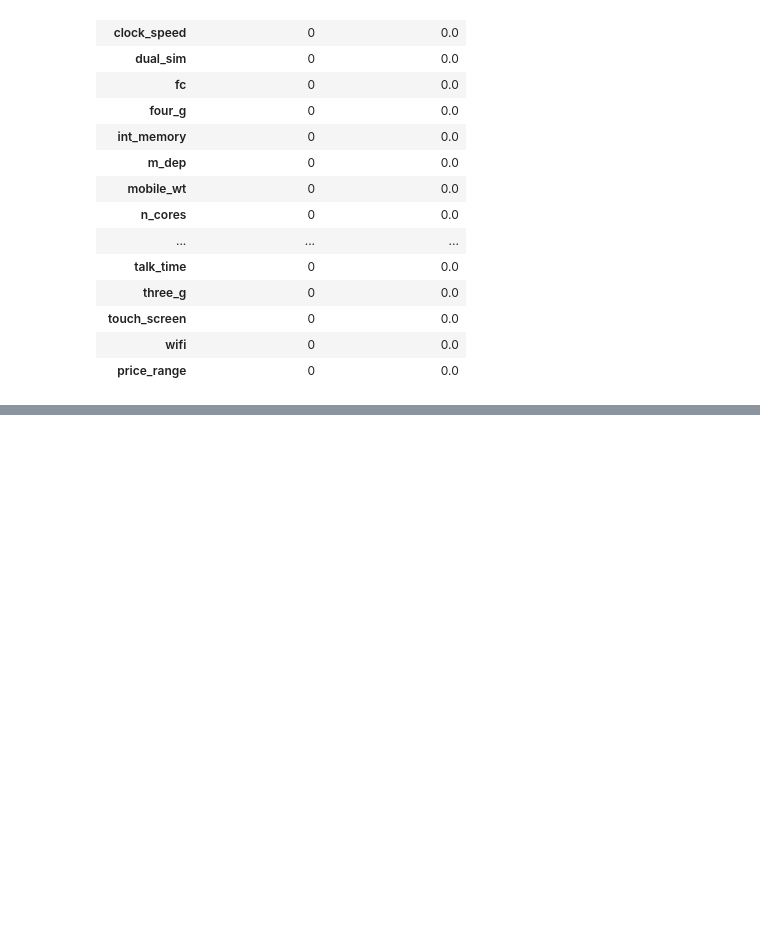
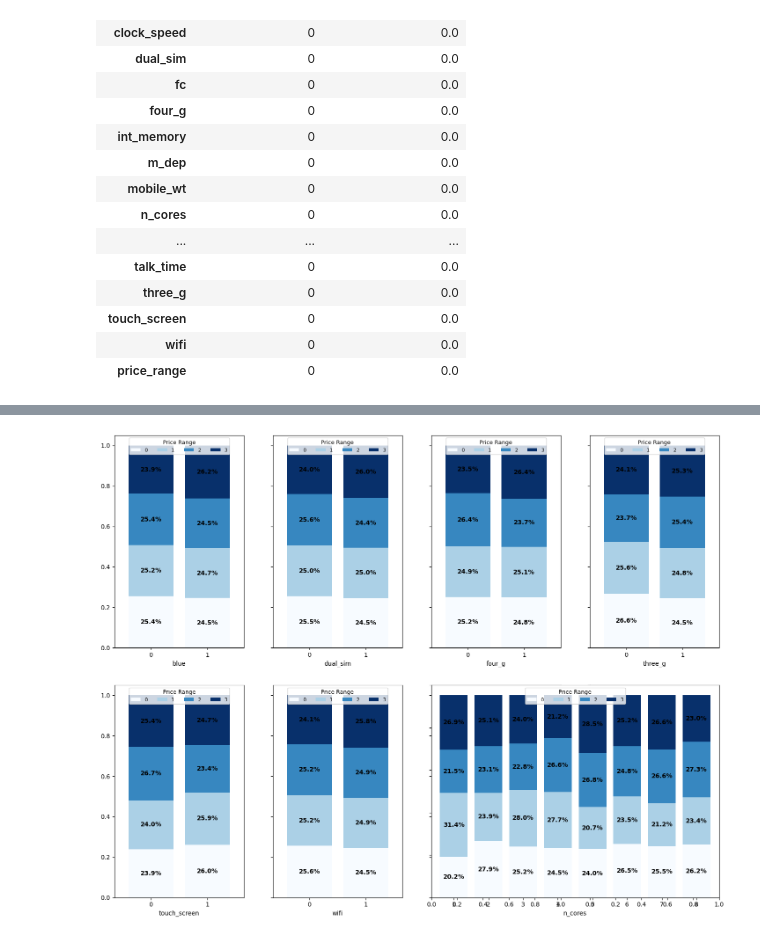
Before and after one commit to Nuria322/Prediccion_precio_telefonos, a Jupyter notebook: Precios_Telefonia/1_Datos.ipynb, the cells around one changed output, grey strips where cells are left out. Drawn from its saved outputs; the diff is of its cells as text; code cells hidden in the pictures; blank space fills up the shorter version.

```diff
--- a/Precios_Telefonia/1_Datos.ipynb
+++ b/Precios_Telefonia/1_Datos.ipynb
@@ -161,0 +303,31 @@ datos_blanco
+# %%
+# Visualizar la distibucion de los datos de las variables categoricas
+
+columns = var_cat_mobile_market.drop('price_range', axis = 1).columns.tolist()
+
+fig, axes = plt.subplots(nrows=2, ncols=4, figsize=(15, 12))
+axes[1,2] = plt.subplot2grid((2,4), (1,2), colspan=2)
+
+plt.subplots_adjust(wspace=0.5, hspace=0.1)
+
+for i, col in enumerate(columns):
+    cross_tab = pd.crosstab(index=var_cat_mobile_market[col], columns=var_cat_mobile_market['price_range'])
+    cross_tab_prop = pd.crosstab(index=var_cat_mobile_market[col], columns=var_cat_mobile_market['price_range'], normalize='index')
+
+    row = i // 4
+    col = i % 4
+
+    cross_tab_prop.plot(kind = 'bar', stacked = True, width=0.8, colormap='Blues', sharey = True, ax = axes[row, col])
+
+    for p in axes[row, col].patches:
+        width, height = p.get_width(), p.get_height()
+        x, y = p.get_xy()
+        axes[row, col].annotate('{:.1f}%'.format(height*100), (x + width/2, y + height/2), ha='center', va='center', fontweight="bold")
+
+    axes[row,col].legend(title = 'Price Range', ncol = 4, title_fontsize = 9, fontsize=8, loc = 9)
+    axes[row,col].set_xticklabels(axes[row,col].get_xticklabels(), rotation=0)
+
+
+plt.tight_layout(pad=3.0)
+# %% [output]
+[figure, added]
```
Also changed, not shown: parts of 15 cells of this notebook.
